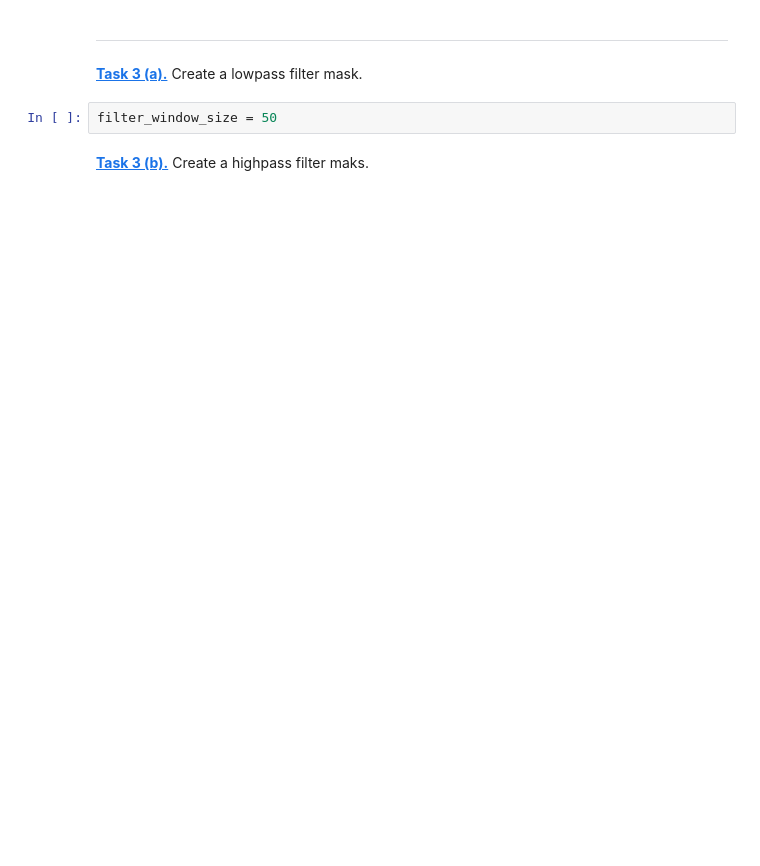
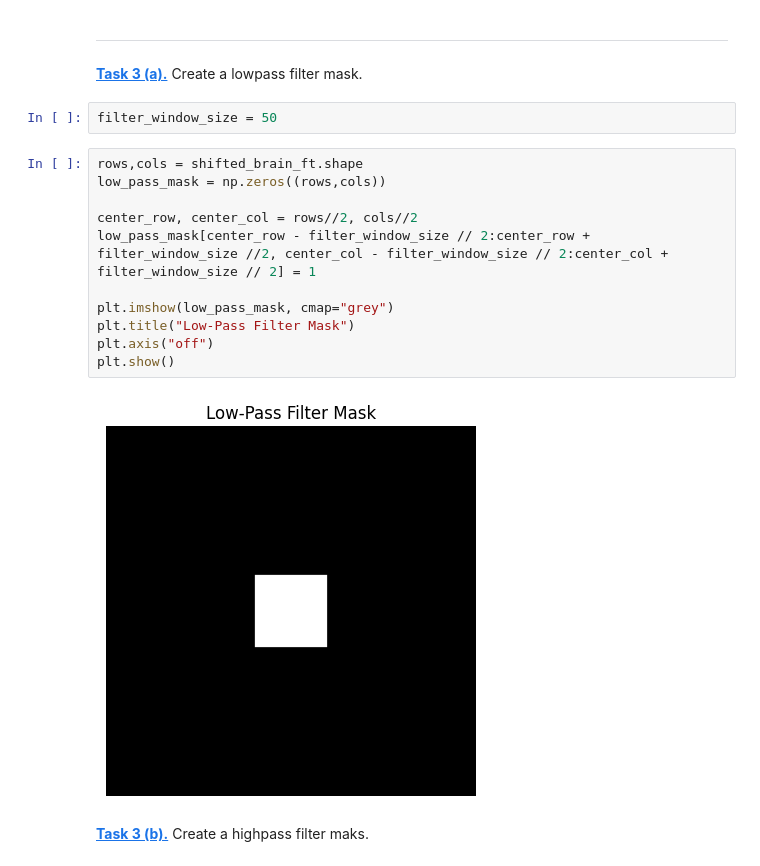
Before and after one commit to LutzReh/Lutz-tries-to-code, a Jupyter notebook: fourier.ipynb, the cells around one changed output. Saved outputs shown, nothing was run; the diff lists cells and outputs as text; blank space fills up the shorter version.

```diff
--- a/fourier.ipynb
+++ b/fourier.ipynb
@@ -170,5 +206,18 @@ def to_complex_array(amplitude_array, phase_array):
 **[Task 3 (a).]()** Create a lowpass filter mask.
 # %%
 filter_window_size = 50
+# %%
+rows,cols = shifted_brain_ft.shape
+low_pass_mask = np.zeros((rows,cols))
+
+center_row, center_col = rows//2, cols//2
+low_pass_mask[center_row - filter_window_size // 2:center_row + filter_window_size //2, center_col - filter_window_size // 2:center_col + filter_window_size // 2] = 1
+
+plt.imshow(low_pass_mask, cmap="grey")
+plt.title("Low-Pass Filter Mask")
+plt.axis("off")
+plt.show()
+# %% [output]
+[figure, added]
 # %% [markdown]
 **[Task 3 (b).]()** Create a highpass filter maks.
```
Also changed, not shown: parts of 13 cells of this notebook.
